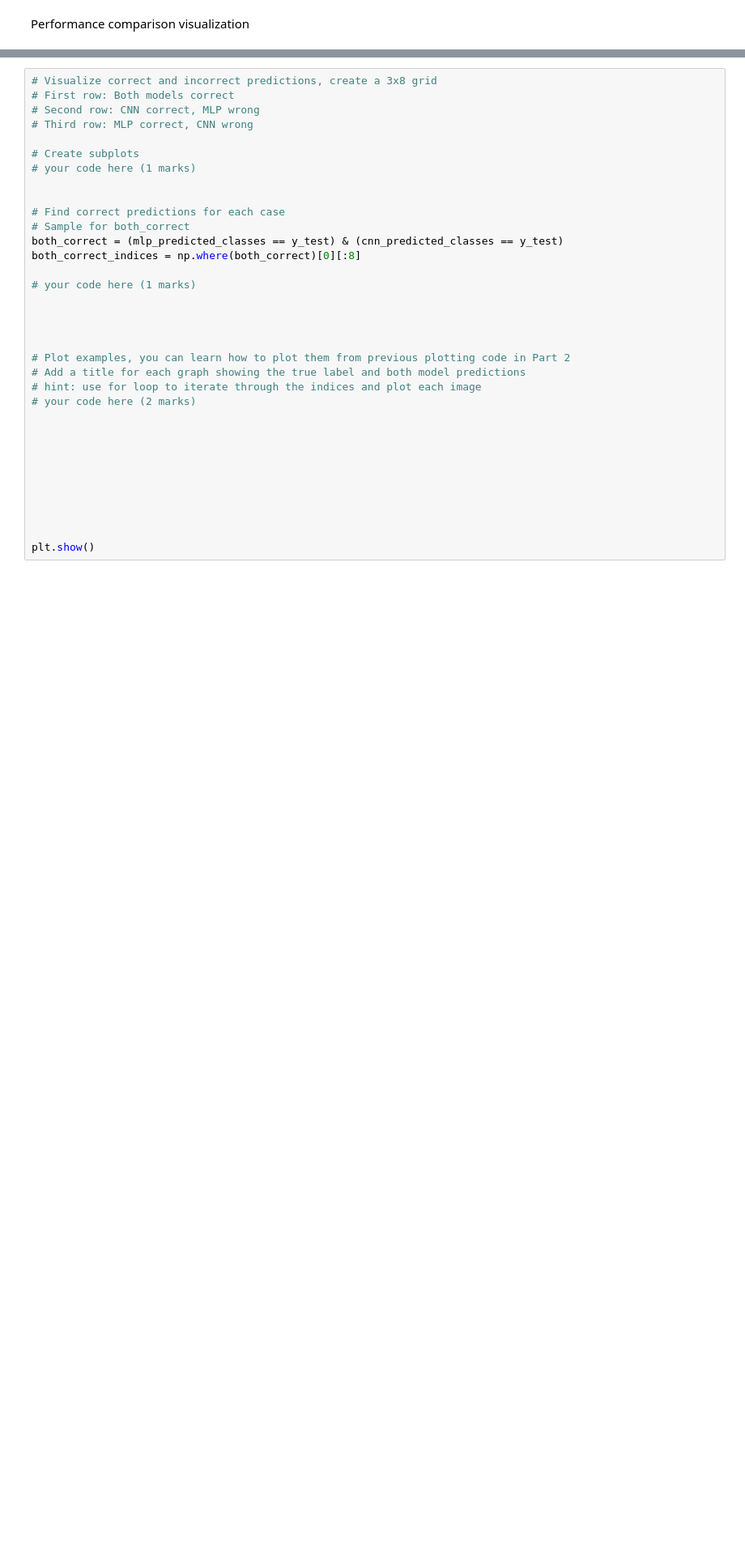
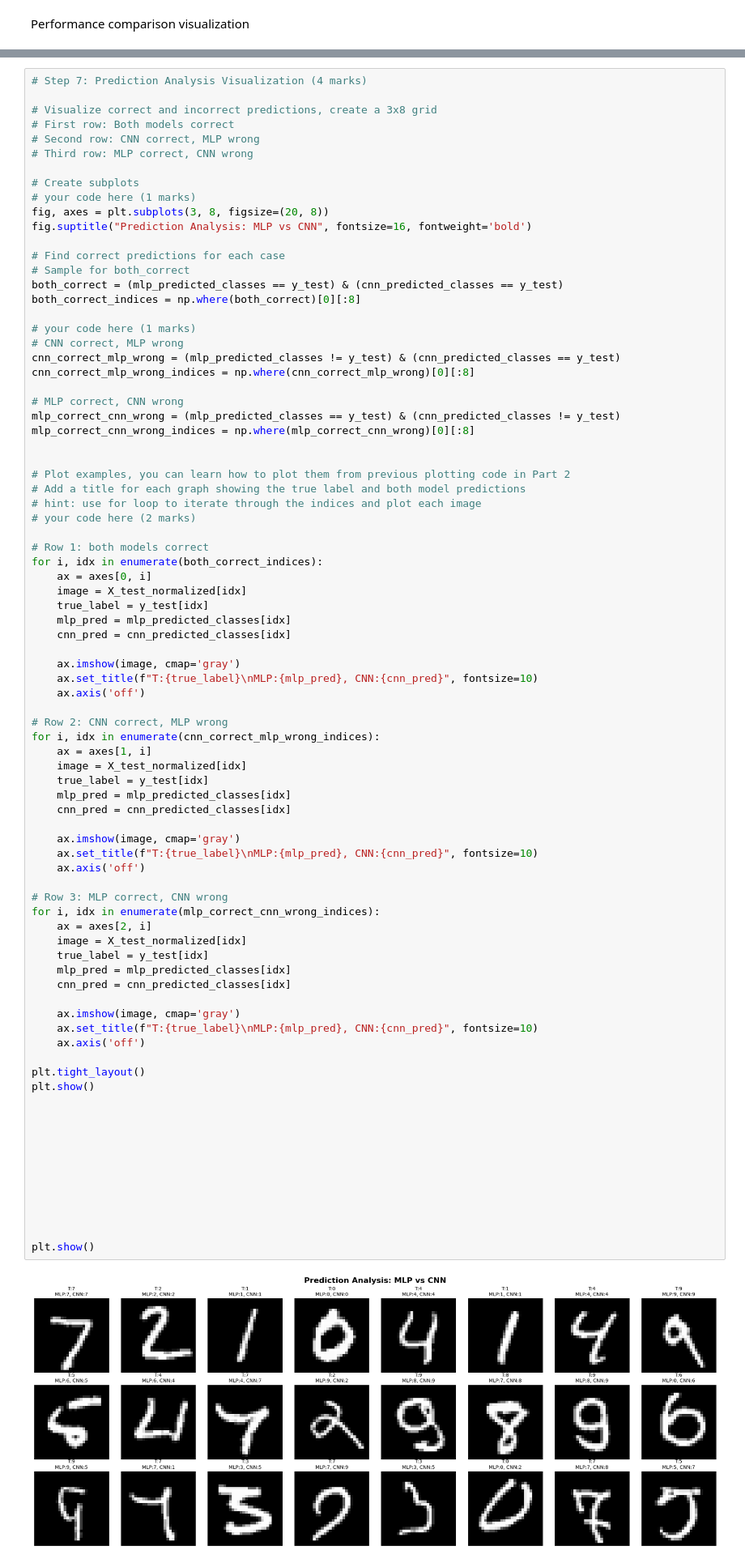
Before and after one commit to GlenaHussein/ENGG680_2025_Fall, a Jupyter notebook: Lab Assignment 2/Assignment2_upload.ipynb, the cells around one changed output, grey strips where cells are left out. Shown at 81% size. Cells and saved outputs as stored; diff of their text form; blank space fills up the shorter version.

```diff
--- a/Lab Assignment 2/Assignment2_upload.ipynb
+++ b/Lab Assignment 2/Assignment2_upload.ipynb
@@ -1483,39 +1591,89 @@ plt.show()
 
 Let's examine some specific predictions to see how each model performs on individual samples.
 # %%
+# Step 7: Prediction Analysis Visualization (4 marks)
+
 # Visualize correct and incorrect predictions, create a 3x8 grid
 # First row: Both models correct
 # Second row: CNN correct, MLP wrong
 # Third row: MLP correct, CNN wrong
 
 # Create subplots
 # your code here (1 marks)
-
+fig, axes = plt.subplots(3, 8, figsize=(20, 8))
+fig.suptitle("Prediction Analysis: MLP vs CNN", fontsize=16, fontweight='bold')
 
 # Find correct predictions for each case
 # Sample for both_correct
 both_correct = (mlp_predicted_classes == y_test) & (cnn_predicted_classes == y_test)
 both_correct_indices = np.where(both_correct)[0][:8]
 
 # your code here (1 marks)
+# CNN correct, MLP wrong
+cnn_correct_mlp_wrong = (mlp_predicted_classes != y_test) & (cnn_predicted_classes == y_test)
+cnn_correct_mlp_wrong_indices = np.where(cnn_correct_mlp_wrong)[0][:8]
 
-
+# MLP correct, CNN wrong
+mlp_correct_cnn_wrong = (mlp_predicted_classes == y_test) & (cnn_predicted_classes != y_test)
+mlp_correct_cnn_wrong_indices = np.where(mlp_correct_cnn_wrong)[0][:8]
 
 
 # Plot examples, you can learn how to plot them from previous plotting code in Part 2
 # Add a title for each graph showing the true label and both model predictions
 # hint: use for loop to iterate through the indices and plot each image
 # your code here (2 marks)
+
+# Row 1: both models correct
+for i, idx in enumerate(both_correct_indices):
+    ax = axes[0, i]
+    image = X_test_normalized[idx]
+    true_label = y_test[idx]
+    mlp_pred = mlp_predicted_classes[idx]
+    cnn_pred = cnn_predicted_classes[idx]
+
+    ax.imshow(image, cmap='gray')
+    ax.set_title(f"T:{true_label}\nMLP:{mlp_pred}, CNN:{cnn_pred}", fontsize=10)
+    ax.axis('off')
+
+# Row 2: CNN correct, MLP wrong
+for i, idx in enumerate(cnn_correct_mlp_wrong_indices):
+    ax = axes[1, i]
+    image = X_test_normalized[idx]
+    true_label = y_test[idx]
+    mlp_pred = mlp_predicted_classes[idx]
+    cnn_pred = cnn_predicted_classes[idx]
+
+    ax.imshow(image, cmap='gray')
+    ax.set_title(f"T:{true_label}\nMLP:{mlp_pred}, CNN:{cnn_pred}", fontsize=10)
+    ax.axis('off')
+
+# Row 3: MLP correct, CNN wrong
+for i, idx in enumerate(mlp_correct_cnn_wrong_indices):
+    ax = axes[2, i]
+    image = X_test_normalized[idx]
+    true_label = y_test[idx]
+    mlp_pred = mlp_predicted_classes[idx]
+    cnn_pred = cnn_predicted_classes[idx]
+
+    ax.imshow(image, cmap='gray')
+    ax.set_title(f"T:{true_label}\nMLP:{mlp_pred}, CNN:{cnn_pred}", fontsize=10)
+    ax.axis('off')
+
+plt.tight_layout()
+plt.show()
+
 
 
 
 
 
 
 
 
 
 plt.show()
+# %% [output]
+[figure, added]
 # %% [markdown]
 ## Questions and Analysis (5 marks)
 
```
Also changed, not shown: parts of 13 cells of this notebook.
